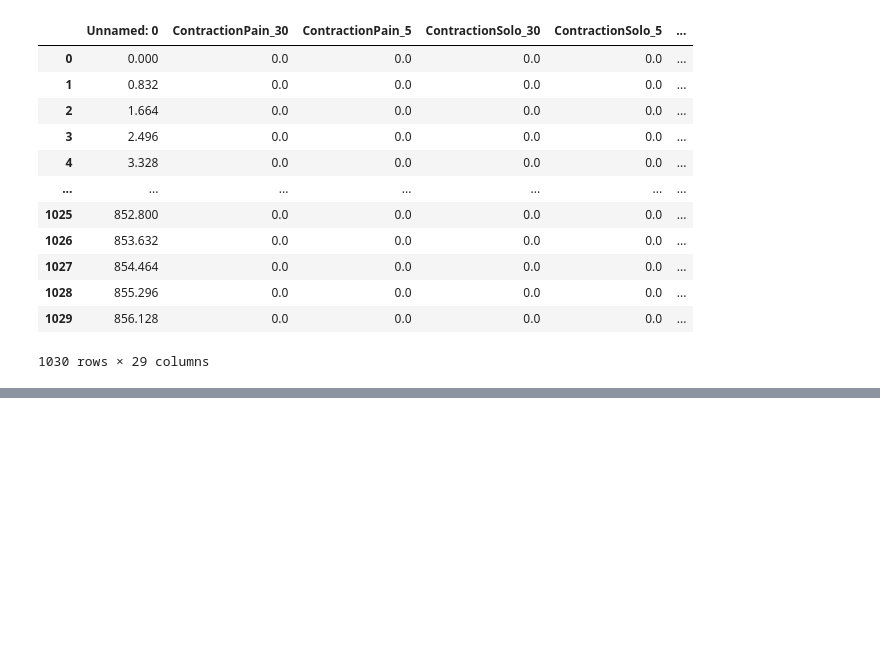
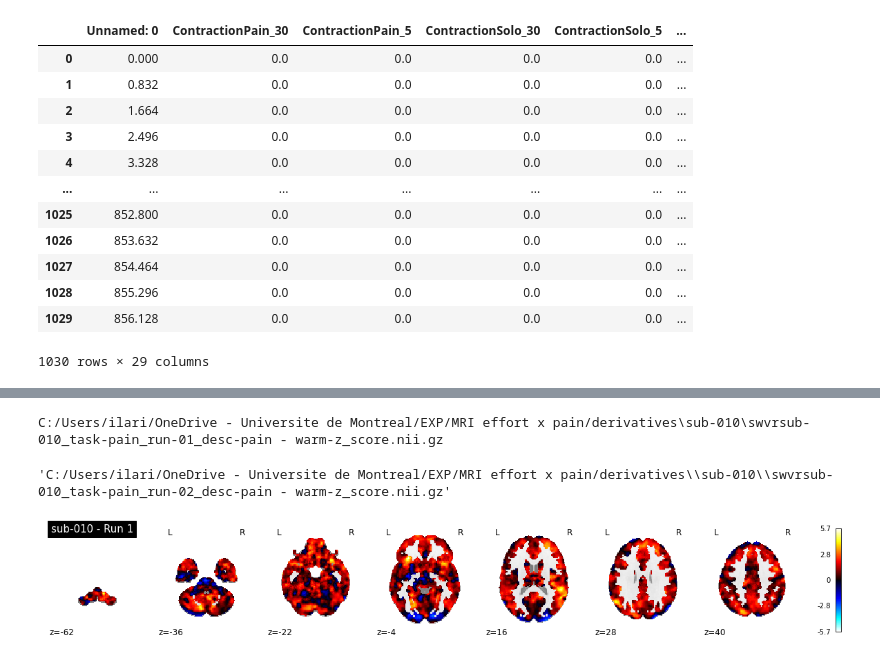
Before and after one commit to me-pic/MRI_pain_effort, a Jupyter notebook: notebooks/MRI pain x effort_visualization design matrix and beta maps.ipynb, the cells around one changed output, grey strips where cells are left out. Drawn from its saved outputs; the diff is of its cells as text; code cells hidden in the pictures; blank space fills up the shorter version.

```diff
--- a/notebooks/MRI pain x effort_visualization design matrix and beta maps.ipynb
+++ b/notebooks/MRI pain x effort_visualization design matrix and beta maps.ipynb
@@ -164,0 +243,14 @@ plot_stat_map(
+# %%
+z_score_all_contr = [os.path.join(path_data,sub,d) for d in os.listdir(os.path.join(path_data, sub)) if "swvrsub" in d and "all contraction thermal stim " in d and "z_score" in d and not d.startswith("._")]
+z_score_all_contr.sort()
+z_score_contr30_5 = [os.path.join(path_data,sub,d) for d in os.listdir(os.path.join(path_data, sub)) if "swvrsub" in d and "contraction 30%-5%" in d and "z_score" in d and not d.startswith("._")]
+z_score_contr30_5.sort()
+z_score_contrsolo30_5 = [os.path.join(path_data,sub,d) for d in os.listdir(os.path.join(path_data, sub)) if "swvrsub" in d and "contractionSolo 30%-5%" in d and "z_score" in d and not d.startswith("._")]
+z_score_contrsolo30_5.sort()
+z_score_pain_warm = [os.path.join(path_data,sub,d) for d in os.listdir(os.path.join(path_data, sub)) if "swvrsub" in d and "pain - warm" in d and "z_score" in d and not d.startswith("._")]
+z_score_pain_warm.sort()
+#print(beta_maps_run1, beta_maps_run2, beta_maps_run3, beta_maps_run4)
+[print(i) for i in z_score_all_contr]
+[print(i) for i in z_score_contr30_5]
+[print(i) for i in z_score_contrsolo30_5]
+[print(i) for i in z_score_pain_warm]
@@ -164,0 +275,37 @@ plot_stat_map(
+# %%
+run1_z_score_contr30_5 = nib.load(z_score_contr30_5[0])
+run1_z_score_contrsolo30_5 = nib.load(z_score_contrsolo30_5[0])
+run1_z_score_pain_warm = nib.load(z_score_pain_warm[0])
+run1_z_score_all_contr = nib.load(z_score_all_contr[0])
+
+run2_z_score_contr30_5 = nib.load(z_score_contr30_5[1])
+run2_z_score_contrsolo30_5 = nib.load(z_score_contrsolo30_5[1])
+run2_z_score_pain_warm = nib.load(z_score_pain_warm[1])
+run2_z_score_all_contr = nib.load(z_score_all_contr[1])
+
+run3_z_score_contr30_5 = nib.load(z_score_contr30_5[2])
+run3_z_score_contrsolo30_5 = nib.load(z_score_contrsolo30_5[2])
+run3_z_score_pain_warm = nib.load(z_score_pain_warm[2])
+run3_z_score_all_contr = nib.load(z_score_all_contr[2])
+
+run4_z_score_contr30_5 = nib.load(z_score_contr30_5[3])
+run4_z_score_contrsolo30_5 = nib.load(z_score_contrsolo30_5[3])
+run4_z_score_pain_warm = nib.load(z_score_pain_warm[3])
+run4_z_score_all_contr = nib.load(z_score_all_contr[3])
+# %%
+print(z_score_pain_warm[0])
+# %% [output]
+C:/Users/ilari/OneDrive - Universite de Montreal/EXP/MRI effort x pain/derivatives\sub-010\swvrsub-010_task-pain_run-01_desc-pain - warm-z_score.nii.gz
+# %%
+z_score_pain_warm[1]
+# %% [output]
+'C:/Users/ilari/OneDrive - Universite de Montreal/EXP/MRI effort x pain/derivatives\\sub-010\\swvrsub-010_task-pain_run-02_desc-pain - warm-z_score.nii.gz'
+# %%
+plot_stat_map(
+    run1_z_score_contr30_5,
+    display_mode="z",
+    title=f"{sub} - Run 1",
+)
+plt.savefig(os.path.join(path_out, sub, f'{sub}-z_score_contr30_5_run1.png'))
+# %% [output]
+[figure, added]
```
Also changed, not shown: parts of 55 cells of this notebook, 2 other files.
